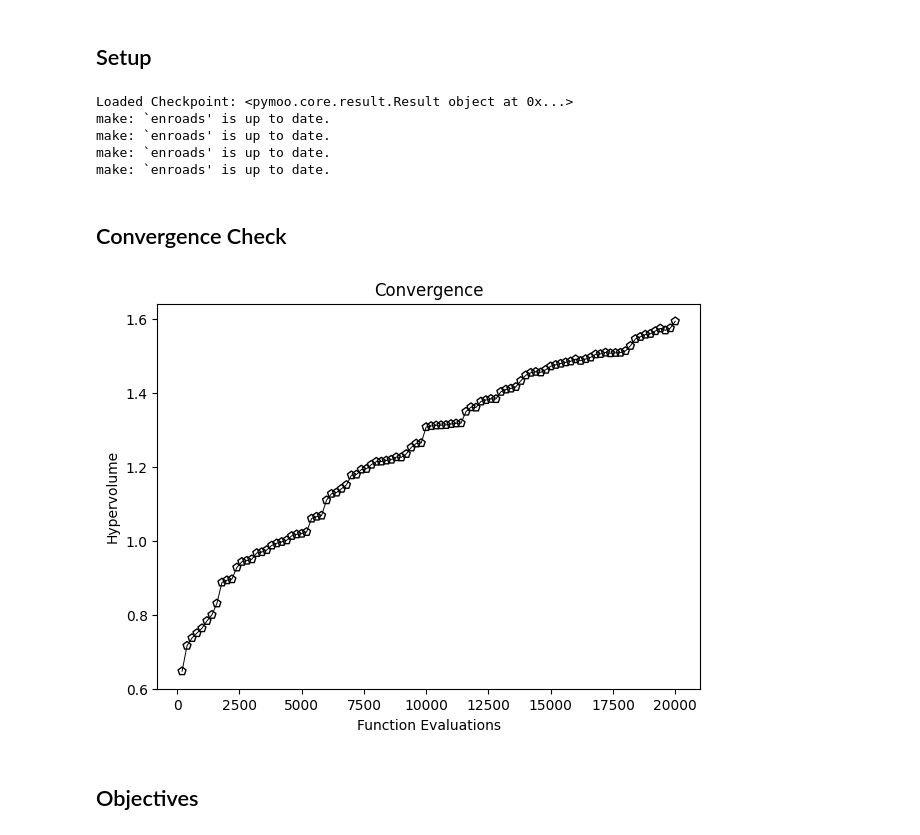
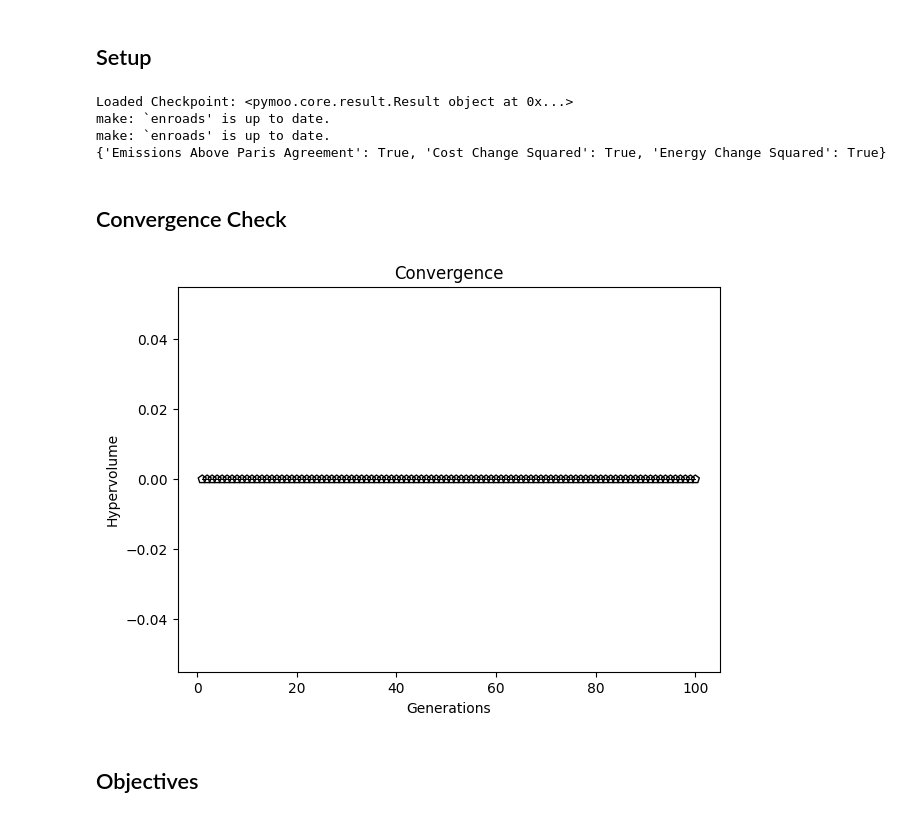
Before and after one commit to cognizant-ai-labs/en-roads-py, a Jupyter notebook: experiments/pymoo_analysis.ipynb, the cells around one changed output. Saved outputs shown, nothing was run; the diff lists cells and outputs as text; code cells hidden in the pictures.

```diff
--- a/experiments/pymoo_analysis.ipynb
+++ b/experiments/pymoo_analysis.ipynb
@@ -16,8 +16,9 @@ from moo.problems.nn_problem import NNProblem
 # %% [markdown]
 ## Setup
 # %%
-context = True
-save_path = "results/pymoo/context-updated2"
+context = False
+# save_path = "results/pymoo/context-updated2"
+save_path = "results/pymoo/ssd/ssds-fixed"
 with open(save_path + "/config.json", 'r') as f:
     config = json.load(f)
 
@@ -28,10 +29,9 @@ with open(save_path + "/results", 'rb') as f:
     res = dill.load(f)
     print("Loaded Checkpoint:", res)
 
-X = res.X
-F = res.F
+X = np.load(save_path + "/X.npy")
+F = np.load(save_path + "/F.npy")
 
-# NOTE: Don't use the problem to evaluate because we might run into concurrency issues with read/write.
 if not context:
     problem = EnroadsProblem(actions, outcomes)
 else:
@@ -43,16 +43,23 @@ runner = EnroadsRunner()
 baseline_df = runner.evaluate_actions({})
 outcome_manager = OutcomeManager(list(outcomes.keys()))
 baseline_metrics = outcome_manager.process_outcomes({}, baseline_df)
+
+print(outcomes)
 # %% [output]
 Loaded Checkpoint: <pymoo.core.result.Result object at 0x...>
 make: `enroads' is up to date.
 make: `enroads' is up to date.
-make: `enroads' is up to date.
-make: `enroads' is up to date.
+{'Emissions Above Paris Agreement': True, 'Cost Change Squared': True, 'Energy Change Squared': True}
 # %% [markdown]
 ## Convergence Check
+# %%
+hypervolume_points = {
+    "Emissions Above Paris Agreement": 0,
+    "Cost Change Squared": 0,
+    "Energy Change Squared": 0
+}
 # %%
-def extract_history(res, save_path=None):
+def extract_history(res):
     hist = res.history
     n_evals = []             # corresponding number of function evaluations\
     hist_F = []              # the objective space values in each generation
@@ -67,38 +74,39 @@ def extract_history(res, save_path=None):
         opt = algo.opt
 
         # store the least contraint violation and the average in each population
         hist_cv.append(opt.get("CV").min())
         hist_cv_avg.append(algo.pop.get("CV").mean())
 
         # filter out only the feasible and append and objective space values
         feas = np.where(opt.get("feasible"))[0]
         hist_F.append(opt.get("F")[feas])
     return n_evals, hist_F, hist_cv, hist_cv_avg
 
 n_evals, hist_F, hist_cv, hist_cv_avg = extract_history(res)
 
 approx_ideal = F.min(axis=0)
 approx_nadir = F.max(axis=0)
 
+ideal = np.array([hypervolume_points[outcome] for outcome in outcomes])
 metric = Hypervolume(ref_point=approx_nadir+1,
                      norm_ref_point=True,
                      zero_to_one=True,
-                     ideal=approx_ideal,
+                     ideal=ideal,
                      nadir=approx_nadir)
 
 hv = [metric.do(_F) for _F in hist_F]
 
 plt.figure(figsize=(7, 5))
-plt.plot(n_evals, hv,  color='black', lw=0.7, label="Avg. CV of Pop")
-plt.scatter(n_evals, hv,  facecolor="none", edgecolor='black', marker="p")
+plt.plot(np.array(n_evals) / config["pop_size"], hv,  color='black', lw=0.7, label="Avg. CV of Pop")
+plt.scatter(np.array(n_evals) / config["pop_size"], hv,  facecolor="none", edgecolor='black', marker="p")
 plt.title("Convergence")
-plt.xlabel("Function Evaluations")
+plt.xlabel("Generations")
 plt.ylabel("Hypervolume")
 if save_path:
     plt.savefig(save_path + "/convergence.png", dpi=300)
 plt.show()
 # %% [output]
-[figure, old version]
+[figure, new version]
 # %% [markdown]
 ## Objectives
 # %%
```
Also changed, not shown: parts of 12 cells of this notebook.
